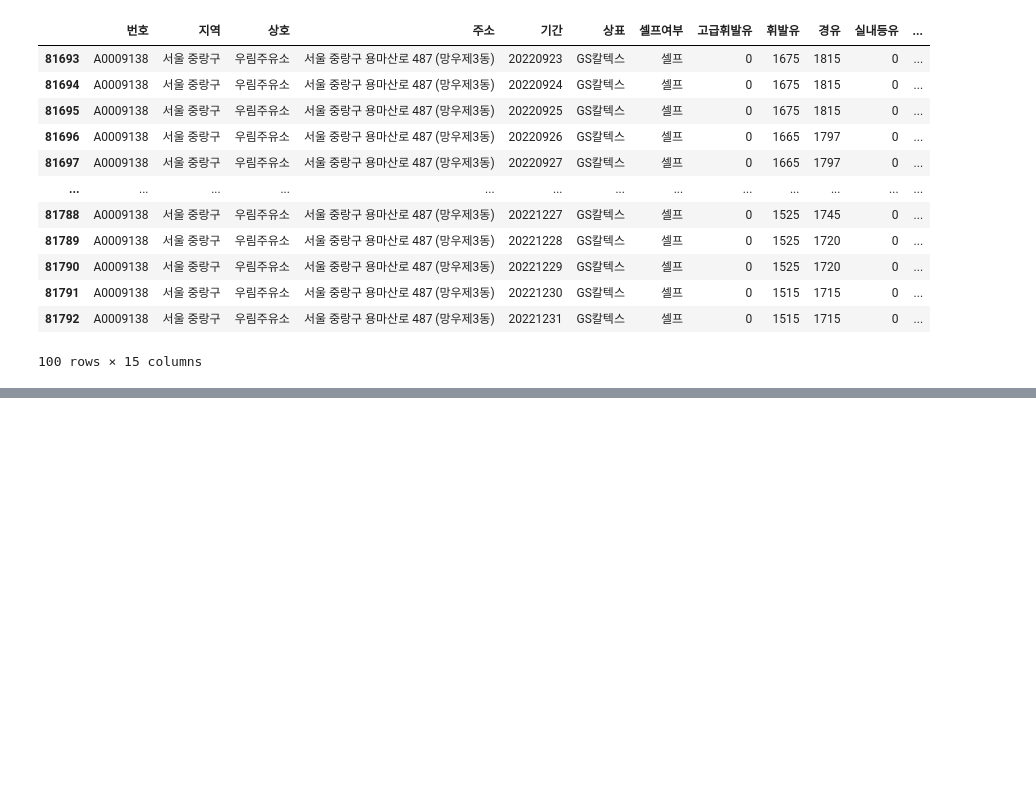
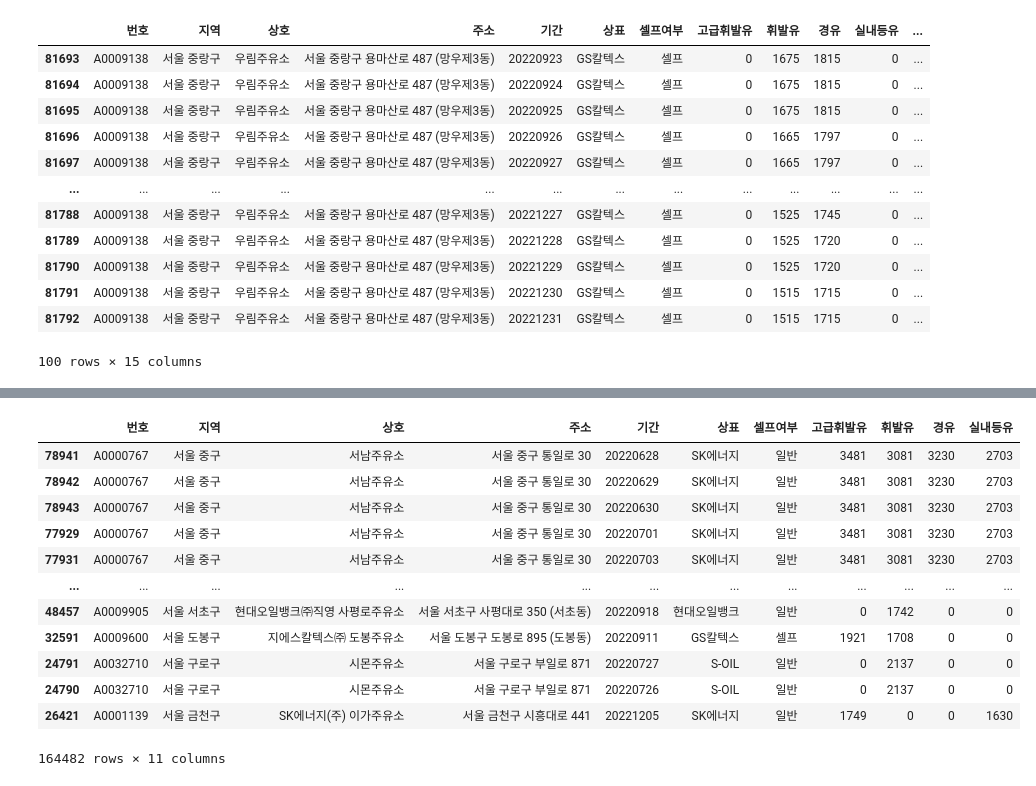
Before and after one commit to shinbat/skn21, a Jupyter notebook: 주유소가격 데이터 분석 실습/주유소가격 데이터 분석.ipynb, the cells around one changed output, grey strips where cells are left out. Saved outputs shown, nothing was run; the diff lists cells and outputs as text; code cells hidden in the pictures; blank space fills up the shorter version.

```diff
--- a/주유소가격 데이터 분석 실습/주유소가격 데이터 분석.ipynb
+++ b/주유소가격 데이터 분석 실습/주유소가격 데이터 분석.ipynb
@@ -217,4 +247,19 @@ top_5_expensive
 # %%
 # 경유 가격이 가장 비싼 5개 행 조회
+df.sort_values(by='경유', ascending=False)
+# %% [output]
+|  | 번호 | 지역 | 상호 | 주소 | 기간 | 상표 | 셀프여부 | 고급휘발유 | 휘발유 | 경유 | 실내등유 |
+| 78941 | A0000767 | 서울 중구 | 서남주유소 | 서울 중구 통일로 30 | 20220628 | SK에너지 | 일반 | 3481 | 3081 | 3230 | 2703 |
+| 78942 | A0000767 | 서울 중구 | 서남주유소 | 서울 중구 통일로 30 | 20220629 | SK에너지 | 일반 | 3481 | 3081 | 3230 | 2703 |
+| 78943 | A0000767 | 서울 중구 | 서남주유소 | 서울 중구 통일로 30 | 20220630 | SK에너지 | 일반 | 3481 | 3081 | 3230 | 2703 |
+| 77929 | A0000767 | 서울 중구 | 서남주유소 | 서울 중구 통일로 30 | 20220701 | SK에너지 | 일반 | 3481 | 3081 | 3230 | 2703 |
+| 77931 | A0000767 | 서울 중구 | 서남주유소 | 서울 중구 통일로 30 | 20220703 | SK에너지 | 일반 | 3481 | 3081 | 3230 | 2703 |
+| ... | ... | ... | ... | ... | ... | ... | ... | ... | ... | ... | ... |
+| 48457 | A0009905 | 서울 서초구 | 현대오일뱅크㈜직영 사평로주유소 | 서울 서초구 사평대로 350 (서초동) | 20220918 | 현대오일뱅크 | 일반 | 0 | 1742 | 0 | 0 |
+| 32591 | A0009600 | 서울 도봉구 | 지에스칼텍스㈜ 도봉주유소 | 서울 도봉구 도봉로 895 (도봉동) | 20220911 | GS칼텍스 | 셀프 | 1921 | 1708 | 0 | 0 |
+| 24791 | A0032710 | 서울 구로구 | 시몬주유소 | 서울 구로구 부일로 871 | 20220727 | S-OIL | 일반 | 0 | 2137 | 0 | 0 |
+| 24790 | A0032710 | 서울 구로구 | 시몬주유소 | 서울 구로구 부일로 871 | 20220726 | S-OIL | 일반 | 0 | 2137 | 0 | 0 |
+| 26421 | A0001139 | 서울 금천구 | SK에너지(주) 이가주유소 | 서울 금천구 시흥대로 441 | 20221205 | SK에너지 | 일반 | 1749 | 0 | 0 | 1630 |
+164482 rows × 11 columns
 # %%
 # 경유 가격이 가장 저렴한 5개 행 조회 (단 0원인 주유소 제외)
```
Also changed, not shown: parts of 32 cells of this notebook, 1 other file.
